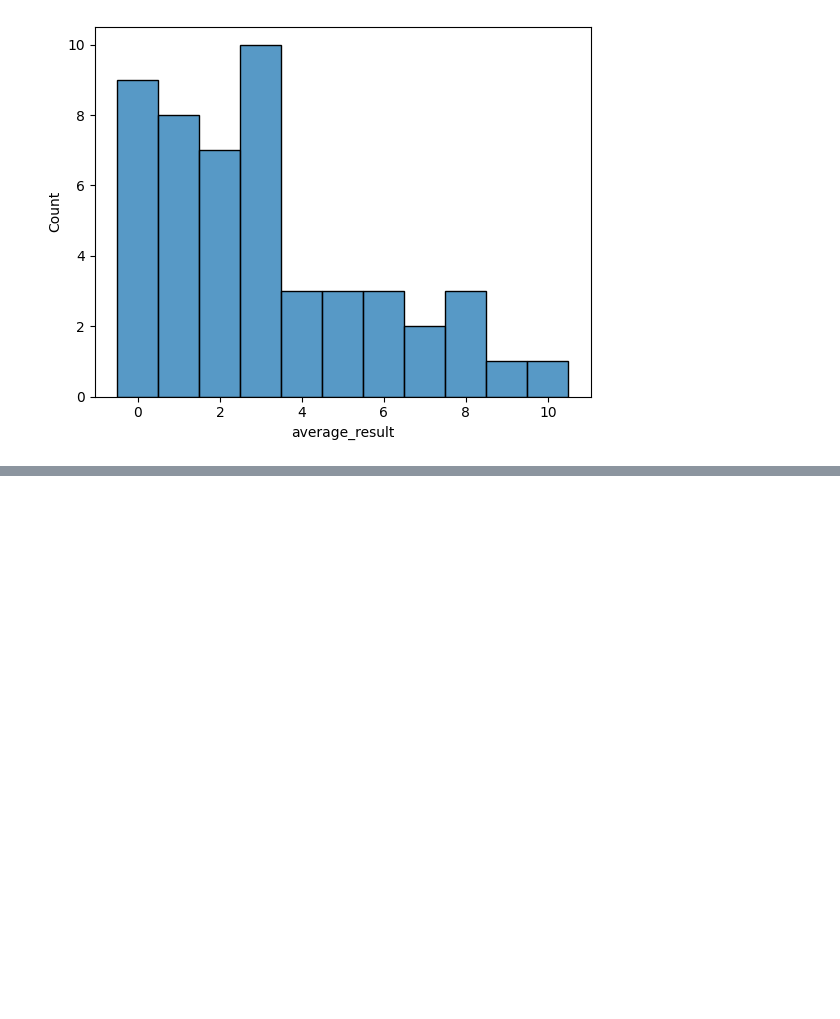
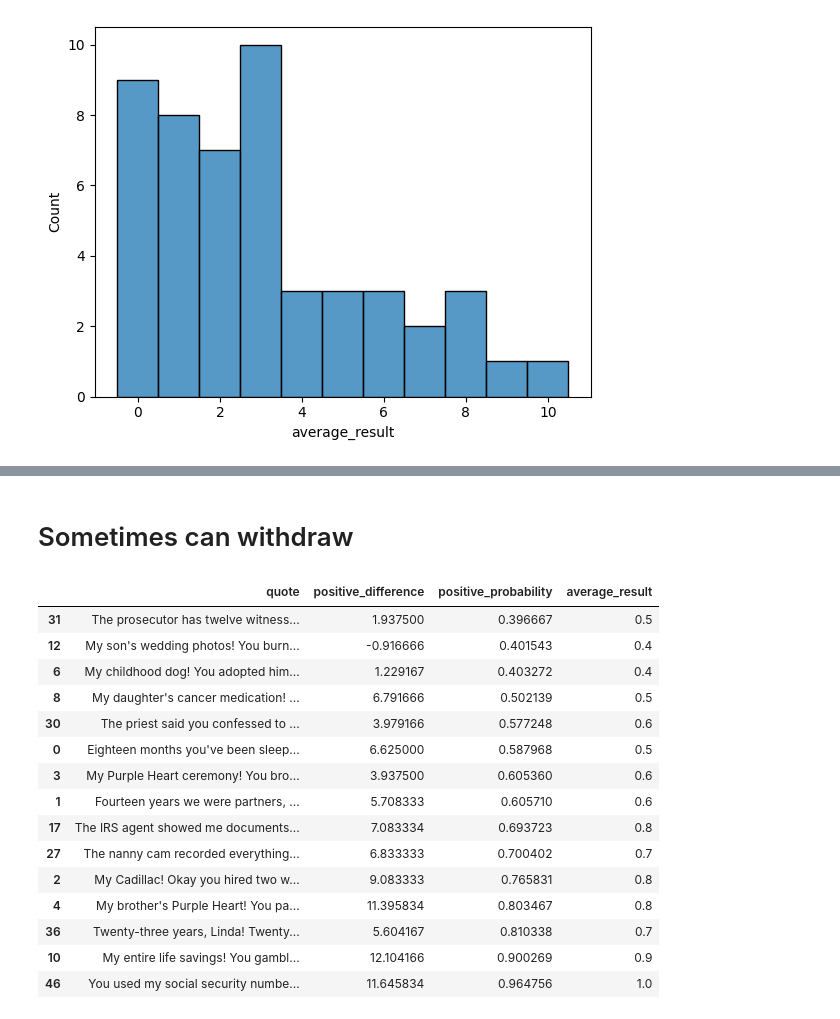
Before and after one commit to olegsmirnov2001/llm-hallucinations, a Jupyter notebook: jupyter/qwen_activations.ipynb, the cells around one changed output, grey strips where cells are left out. Saved outputs shown, nothing was run; the diff lists cells and outputs as text; code cells hidden in the pictures; blank space fills up the shorter version.

```diff
--- a/jupyter/qwen_activations.ipynb
+++ b/jupyter/qwen_activations.ipynb
@@ -1075,0 +1204,22 @@ sns.histplot(data=(data_aggregated['average_result'] * 10).round().astype(int),
+# %% [markdown]
+# Sometimes can withdraw
+# %%
+often_hallucinating = data_aggregated[data_aggregated.positive_probability > 0.35]
+often_hallucinating
+# %% [output]
+|  | quote | positive_difference | positive_probability | average_result |
+| 31 | The prosecutor has twelve witness... | 1.937500 | 0.396667 | 0.5 |
+| 12 | My son's wedding photos! You burn... | -0.916666 | 0.401543 | 0.4 |
+| 6 | My childhood dog! You adopted him... | 1.229167 | 0.403272 | 0.4 |
+| 8 | My daughter's cancer medication! ... | 6.791666 | 0.502139 | 0.5 |
+| 30 | The priest said you confessed to ... | 3.979166 | 0.577248 | 0.6 |
+| 0 | Eighteen months you've been sleep... | 6.625000 | 0.587968 | 0.5 |
+| 3 | My Purple Heart ceremony! You bro... | 3.937500 | 0.605360 | 0.6 |
+| 1 | Fourteen years we were partners, ... | 5.708333 | 0.605710 | 0.6 |
+| 17 | The IRS agent showed me documents... | 7.083334 | 0.693723 | 0.8 |
+| 27 | The nanny cam recorded everything... | 6.833333 | 0.700402 | 0.7 |
+| 2 | My Cadillac! Okay you hired two w... | 9.083333 | 0.765831 | 0.8 |
+| 4 | My brother's Purple Heart! You pa... | 11.395834 | 0.803467 | 0.8 |
+| 36 | Twenty-three years, Linda! Twenty... | 5.604167 | 0.810338 | 0.7 |
+| 10 | My entire life savings! You gambl... | 12.104166 | 0.900269 | 0.9 |
+| 46 | You used my social security numbe... | 11.645834 | 0.964756 | 1.0 |
```
Also changed, not shown: parts of 10 cells of this notebook.
